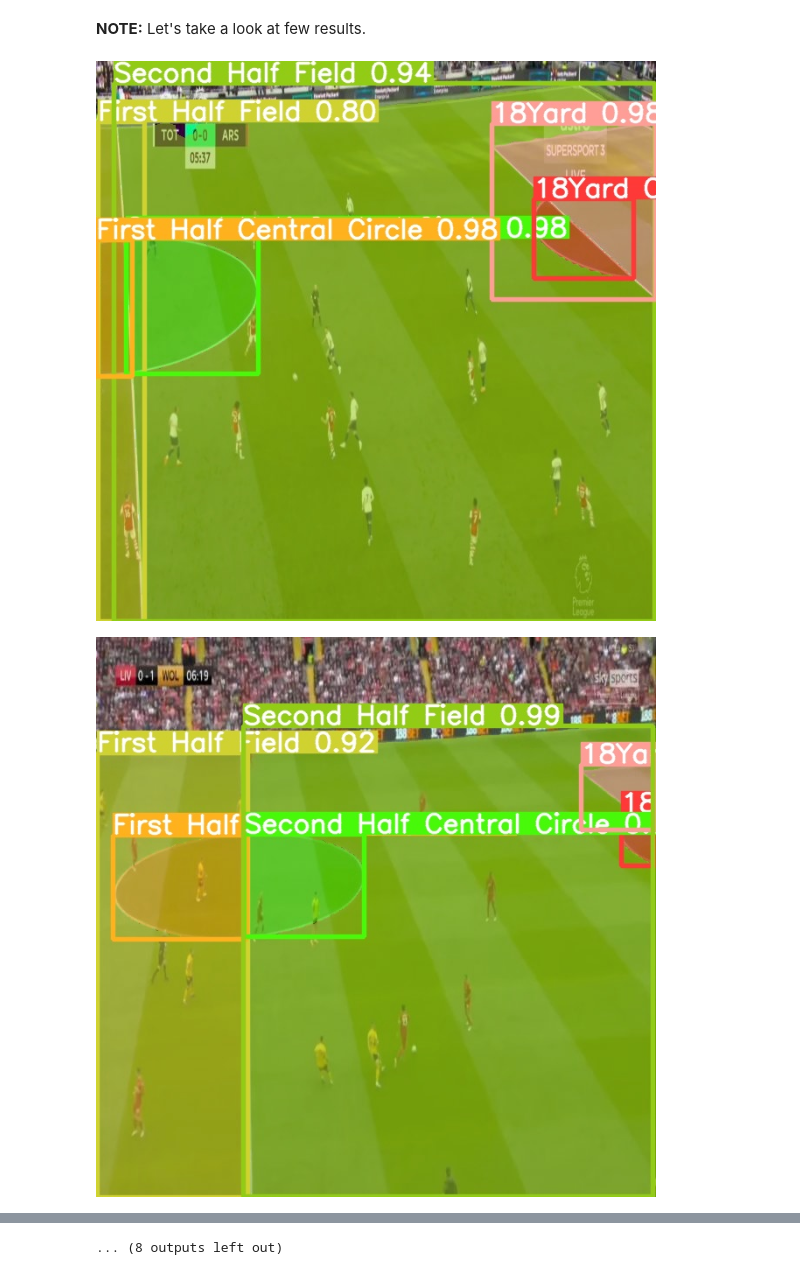
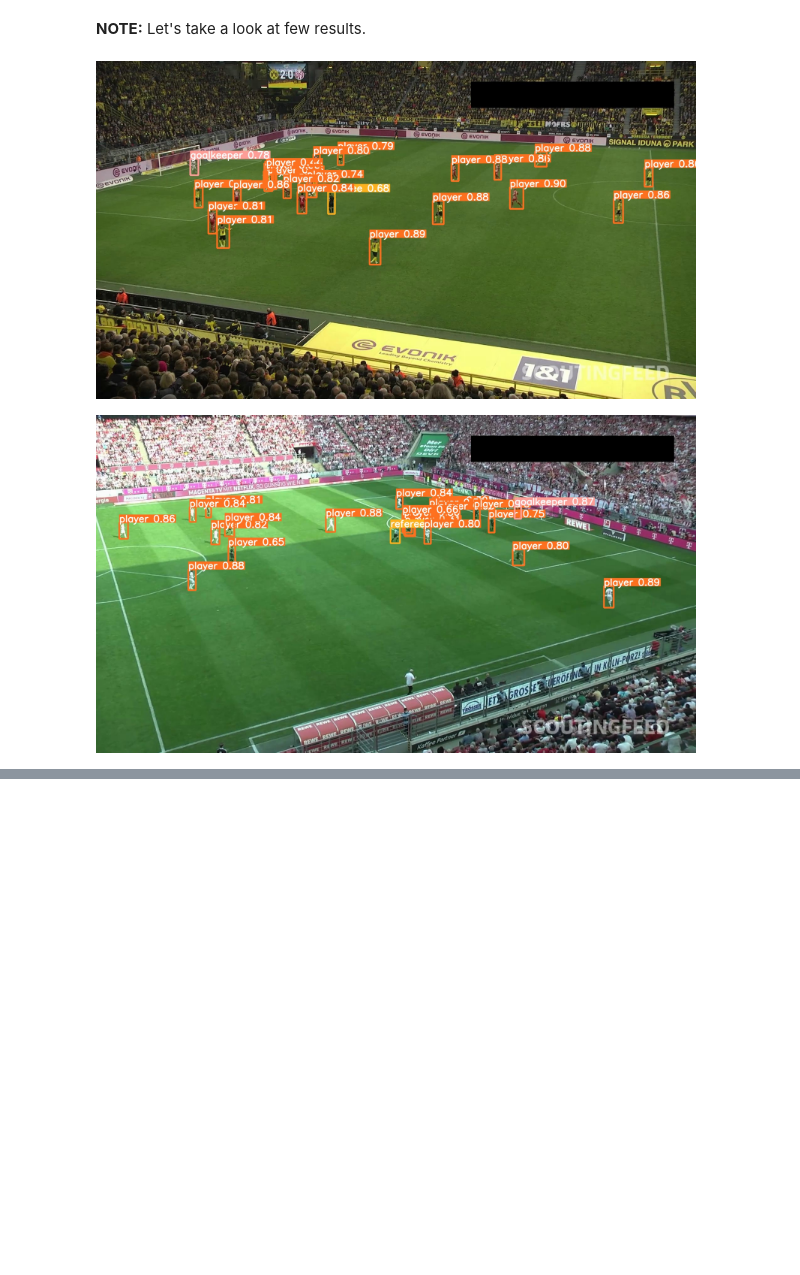
Before and after one commit to es-oss/computer-vision, a Jupyter notebook: train_yolov8_object_detection_on_custom_dataset.ipynb, the cells around one changed output, grey strips where cells are left out. Drawn from its saved outputs; the diff is of its cells as text; code cells hidden in the pictures; blank space fills up the shorter version.

```diff
--- a/train_yolov8_object_detection_on_custom_dataset.ipynb
+++ b/train_yolov8_object_detection_on_custom_dataset.ipynb
@@ -215,10 +358,10 @@ Results saved to runs/segment/predict2
 # %%
 import glob
 from IPython.display import Image, display
 
-for image_path in glob.glob(f'{HOME}/runs/segment/predict2/*.jpg')[:20]:
+for image_path in glob.glob(f'{HOME}/runs/detect/predict3/*.jpg')[:3]:
       display(Image(filename=image_path, width=600))
       print("\n")
 # %% [output]
-[figure, old version]
+[figure, new version]
-[figure, old version]
+[figure, new version]
@@ -235 +368,0 @@ for image_path in glob.glob(f'{HOME}/runs/segment/predict2/*.jpg')[:20]:
-... (8 outputs left out)
```
Also changed, not shown: parts of 36 cells of this notebook.
